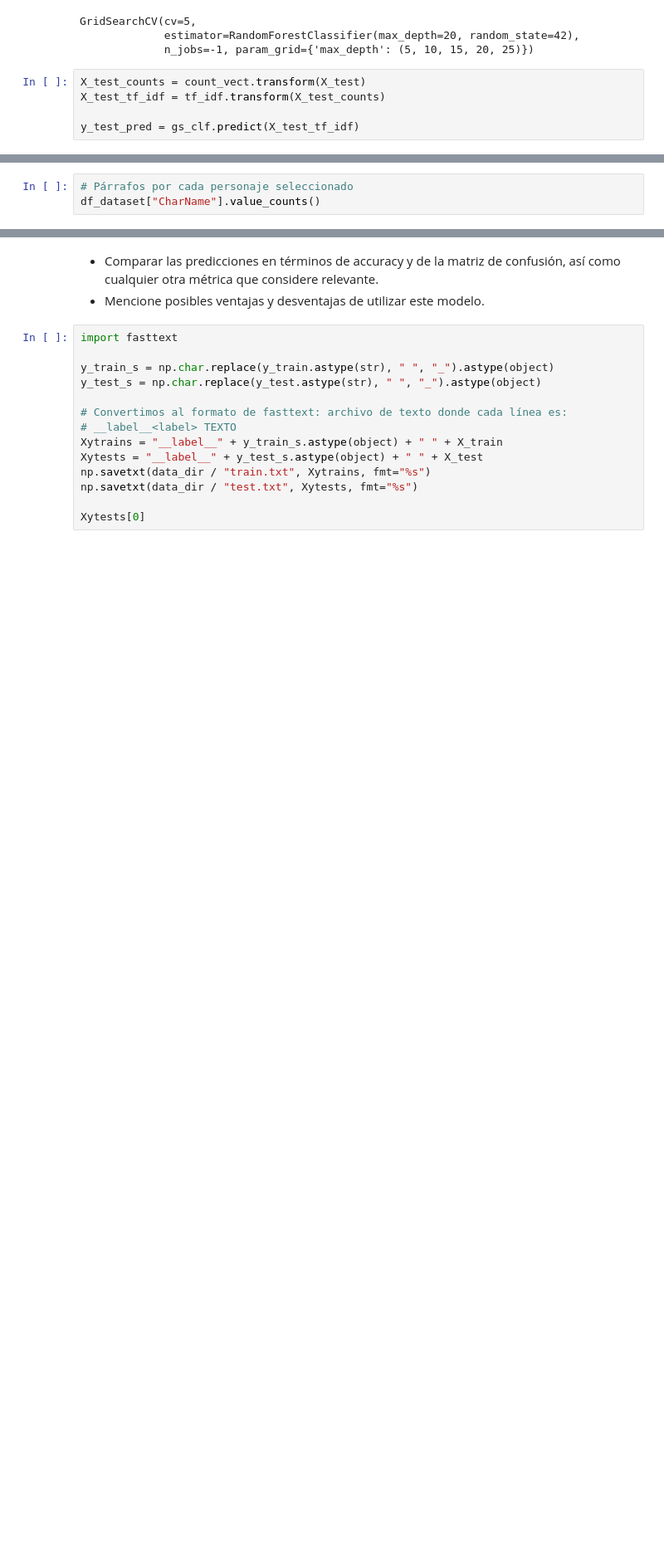
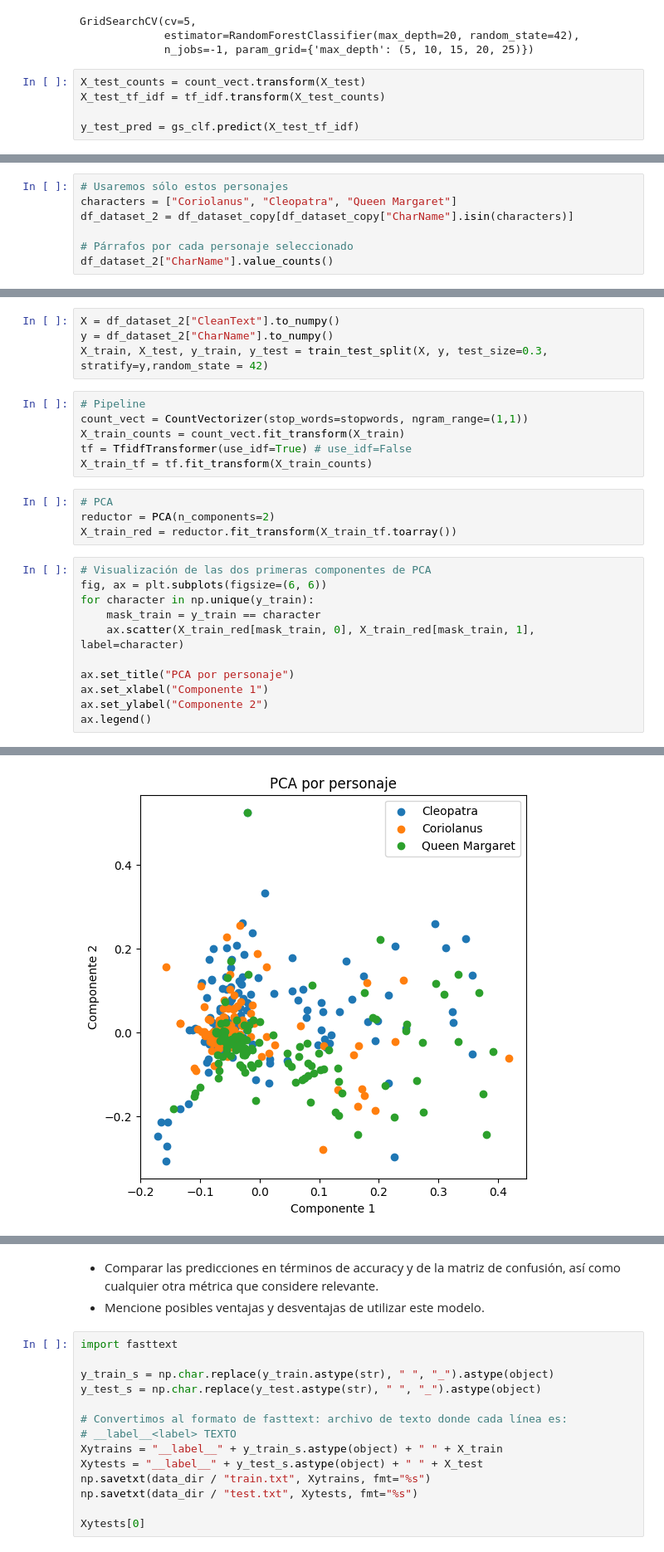
Before and after one commit to enzofali/intro-cd, a Jupyter notebook: Tarea_2/Tarea2_resolucion.ipynb, the cells around one changed output, grey strips where cells are left out. Shown: that part at 83% size. Cells and saved outputs as stored; diff of their text form; blank space fills up the shorter version.

```diff
--- a/Tarea_2/Tarea2_resolucion.ipynb
+++ b/Tarea_2/Tarea2_resolucion.ipynb
@@ -988,5 +991,9 @@ get_accuracy(y_test, y_test_pred)
 # %%
+# Usaremos sólo estos personajes
+characters = ["Coriolanus", "Cleopatra", "Queen Margaret"]
+df_dataset_2 = df_dataset_copy[df_dataset_copy["CharName"].isin(characters)]
+
 # Párrafos por cada personaje seleccionado
-df_dataset["CharName"].value_counts()
+df_dataset_2["CharName"].value_counts()
 # %% [output]
 CharName
@@ -1002,0 +1004,26 @@ Una posible solucion a este problema es cambiar el personaje target por otro que
+# %%
+X = df_dataset_2["CleanText"].to_numpy()
+y = df_dataset_2["CharName"].to_numpy()
+X_train, X_test, y_train, y_test = train_test_split(X, y, test_size=0.3, stratify=y,random_state = 42)
+# %%
+# Pipeline
+count_vect = CountVectorizer(stop_words=stopwords, ngram_range=(1,1))
+X_train_counts = count_vect.fit_transform(X_train)
+tf = TfidfTransformer(use_idf=True) # use_idf=False
+X_train_tf = tf.fit_transform(X_train_counts)
+# %%
+# PCA
+reductor = PCA(n_components=2)
+X_train_red = reductor.fit_transform(X_train_tf.toarray())
+# %%
+# Visualización de las dos primeras componentes de PCA
+fig, ax = plt.subplots(figsize=(6, 6))
+for character in np.unique(y_train):
+    mask_train = y_train == character
+    ax.scatter(X_train_red[mask_train, 0], X_train_red[mask_train, 1], label=character)
+
+ax.set_title("PCA por personaje")
+ax.set_xlabel("Componente 1")
+ax.set_ylabel("Componente 2")
+ax.legend()
+# %% [output]
@@ -1002,0 +1031 @@ Una posible solucion a este problema es cambiar el personaje target por otro que
+[figure, added]
```
Also changed, not shown: parts of 46 cells of this notebook.
